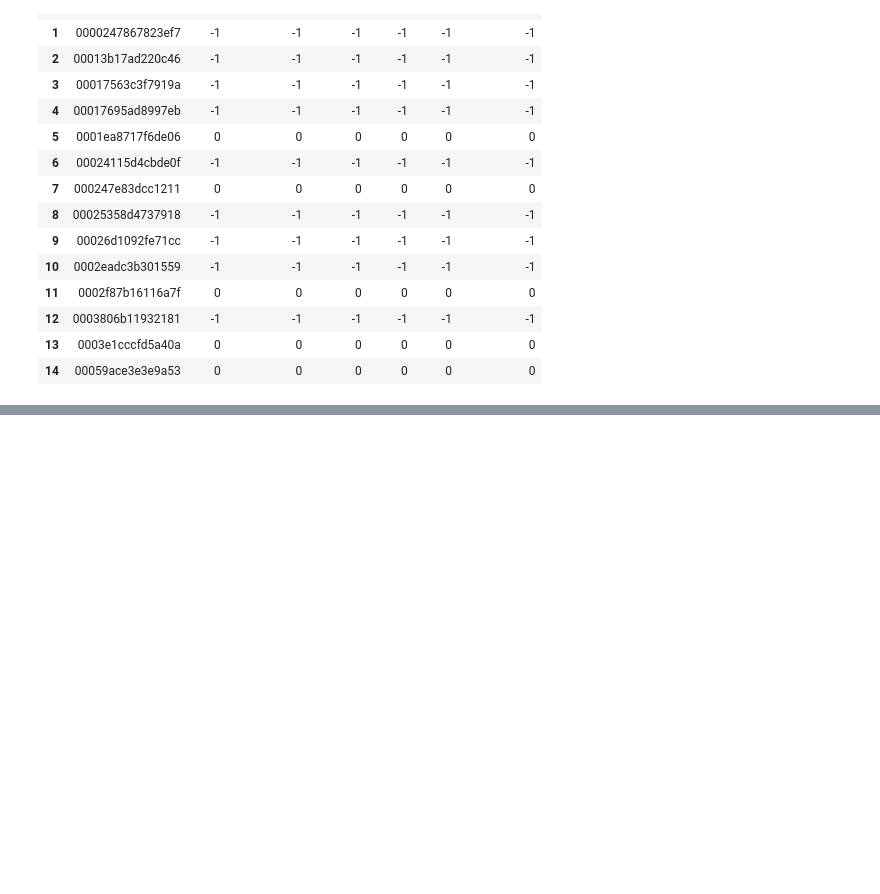
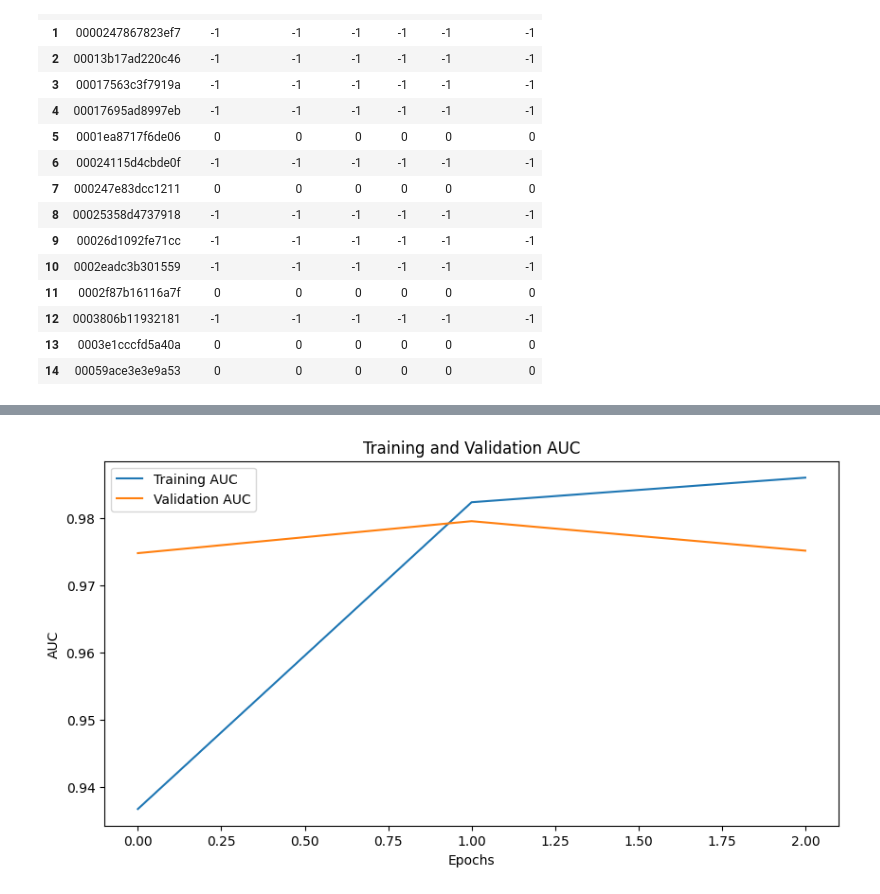
Before and after one commit to TTonnyy789/LSTM_wikipedia, a Jupyter notebook: lstm.ipynb, the cells around one changed output, grey strips where cells are left out. Saved outputs shown, nothing was run; the diff lists cells and outputs as text; code cells hidden in the pictures; blank space fills up the shorter version.

```diff
--- a/lstm.ipynb
+++ b/lstm.ipynb
@@ -85,0 +274,11 @@ test_labels.head(15)
+# %%
+plt.figure(figsize=(10,5))
+plt.plot(history1.history['auc'], label='Training AUC')
+plt.plot(history1.history['val_auc'], label='Validation AUC')
+plt.title('Training and Validation AUC')
+plt.xlabel('Epochs')
+plt.ylabel('AUC')
+plt.legend()
+plt.show()
+# %% [output]
+[figure, added]
```
Also changed, not shown: parts of 22 cells of this notebook, 1 other file.
